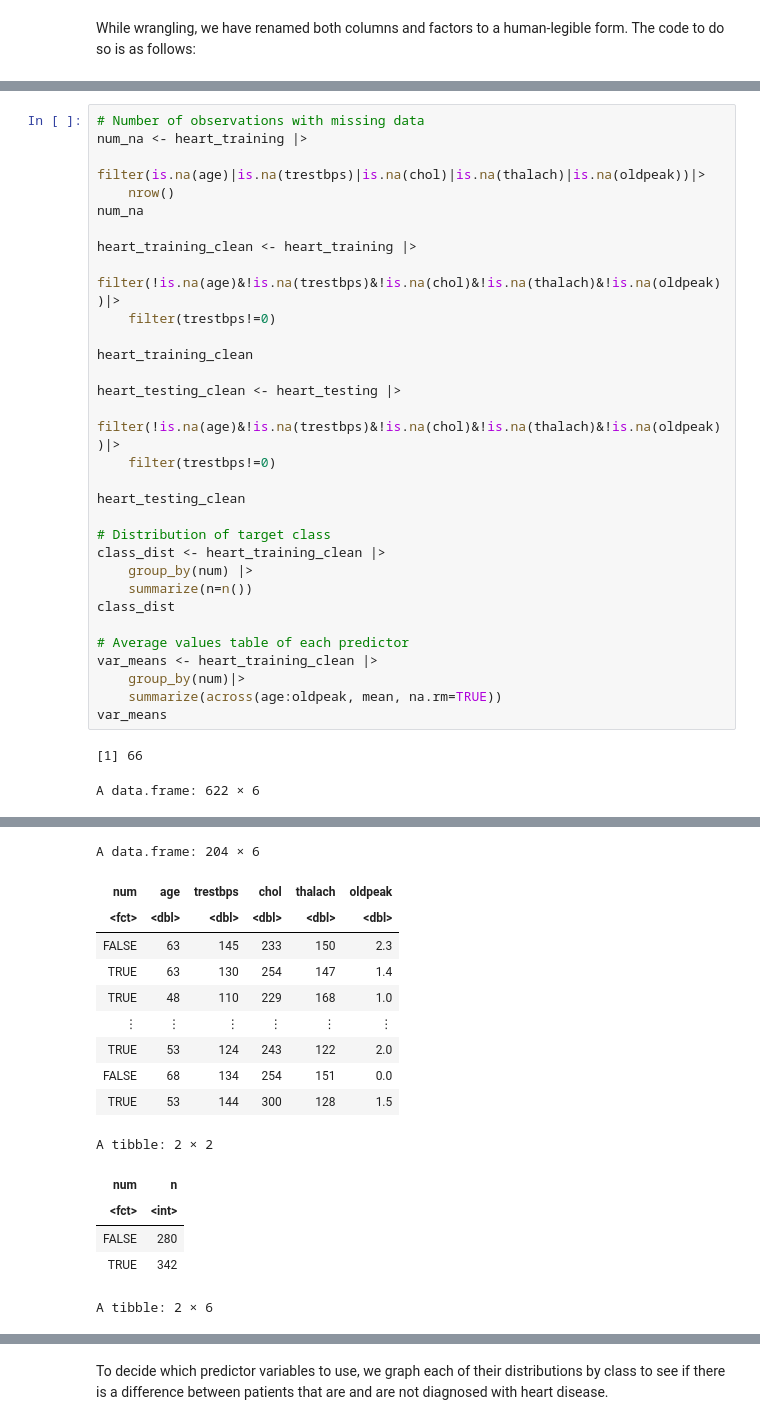
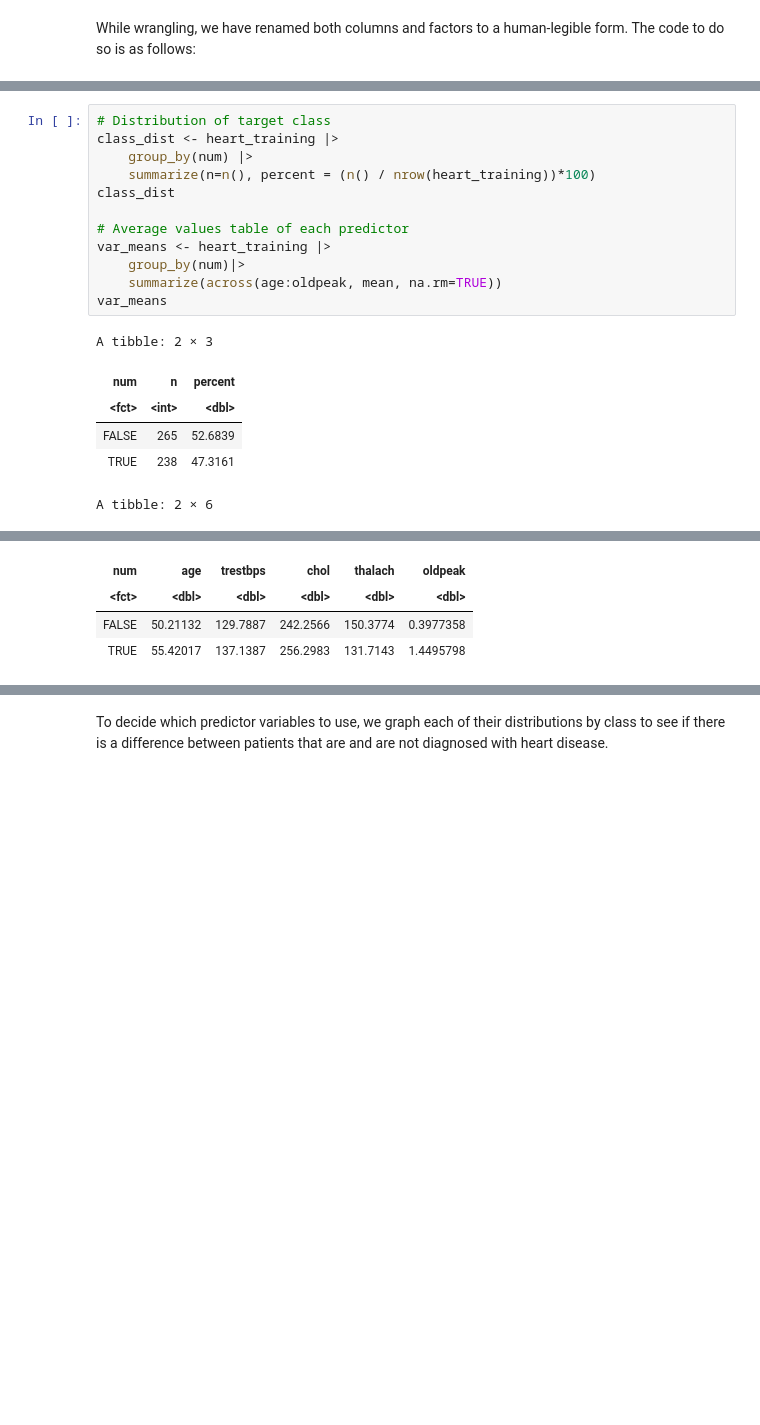
Before and after one commit to EdwardJXLi/DSCI-100-group-project, a Jupyter notebook: HeartDiseasePrediction.ipynb, the cells around one changed output, grey strips where cells are left out. Cells and saved outputs as stored; diff of their text form; blank space fills up the shorter version.

```diff
--- a/HeartDiseasePrediction.ipynb
+++ b/HeartDiseasePrediction.ipynb
@@ -200,33 +230,19 @@ Below, we find that there are 66 rows with NA, which we remove from the training
 # %%
-# Number of observations with missing data
-num_na <- heart_training |>
-    filter(is.na(age)|is.na(trestbps)|is.na(chol)|is.na(thalach)|is.na(oldpeak))|>
-    nrow()
-num_na
-
-heart_training_clean <- heart_training |>
-    filter(!is.na(age)&!is.na(trestbps)&!is.na(chol)&!is.na(thalach)&!is.na(oldpeak))|>
-    filter(trestbps!=0)
-
-heart_training_clean
-
-heart_testing_clean <- heart_testing |>
-    filter(!is.na(age)&!is.na(trestbps)&!is.na(chol)&!is.na(thalach)&!is.na(oldpeak))|>
-    filter(trestbps!=0)
-
-heart_testing_clean
-
 # Distribution of target class
-class_dist <- heart_training_clean |>
+class_dist <- heart_training |>
     group_by(num) |>
-    summarize(n=n())
+    summarize(n=n(), percent = (n() / nrow(heart_training))*100)
 class_dist
 
 # Average values table of each predictor
-var_means <- heart_training_clean |>
+var_means <- heart_training |>
     group_by(num)|>
     summarize(across(age:oldpeak, mean, na.rm=TRUE))
 var_means
 # %% [output]
-[1] 66
+A tibble: 2 × 3
+| num | n | percent |
+| <fct> | <int> | <dbl> |
+| FALSE | 265 | 52.6839 |
+| TRUE | 238 | 47.3161 |
-A data.frame: 622 × 6
+A tibble: 2 × 6
@@ -242,16 +249,4 @@ A data.frame: 622 × 6
-A data.frame: 204 × 6
 | num | age | trestbps | chol | thalach | oldpeak |
 | <fct> | <dbl> | <dbl> | <dbl> | <dbl> | <dbl> |
-| FALSE | 63 | 145 | 233 | 150 | 2.3 |
-| TRUE | 63 | 130 | 254 | 147 | 1.4 |
-| TRUE | 48 | 110 | 229 | 168 | 1.0 |
-| ⋮ | ⋮ | ⋮ | ⋮ | ⋮ | ⋮ |
-| TRUE | 53 | 124 | 243 | 122 | 2.0 |
-| FALSE | 68 | 134 | 254 | 151 | 0.0 |
-| TRUE | 53 | 144 | 300 | 128 | 1.5 |
+| FALSE | 50.21132 | 129.7887 | 242.2566 | 150.3774 | 0.3977358 |
+| TRUE | 55.42017 | 137.1387 | 256.2983 | 131.7143 | 1.4495798 |
-A tibble: 2 × 2
-| num | n |
-| <fct> | <int> |
-| FALSE | 280 |
-| TRUE | 342 |
-A tibble: 2 × 6
```
Also changed, not shown: parts of 17 cells of this notebook.
